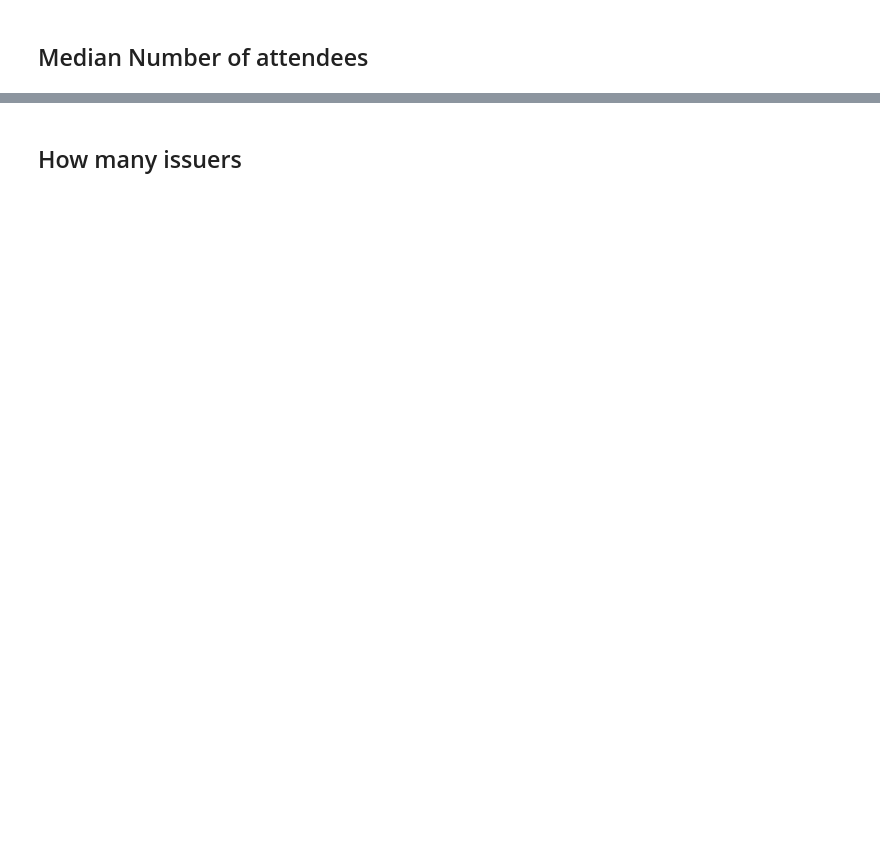
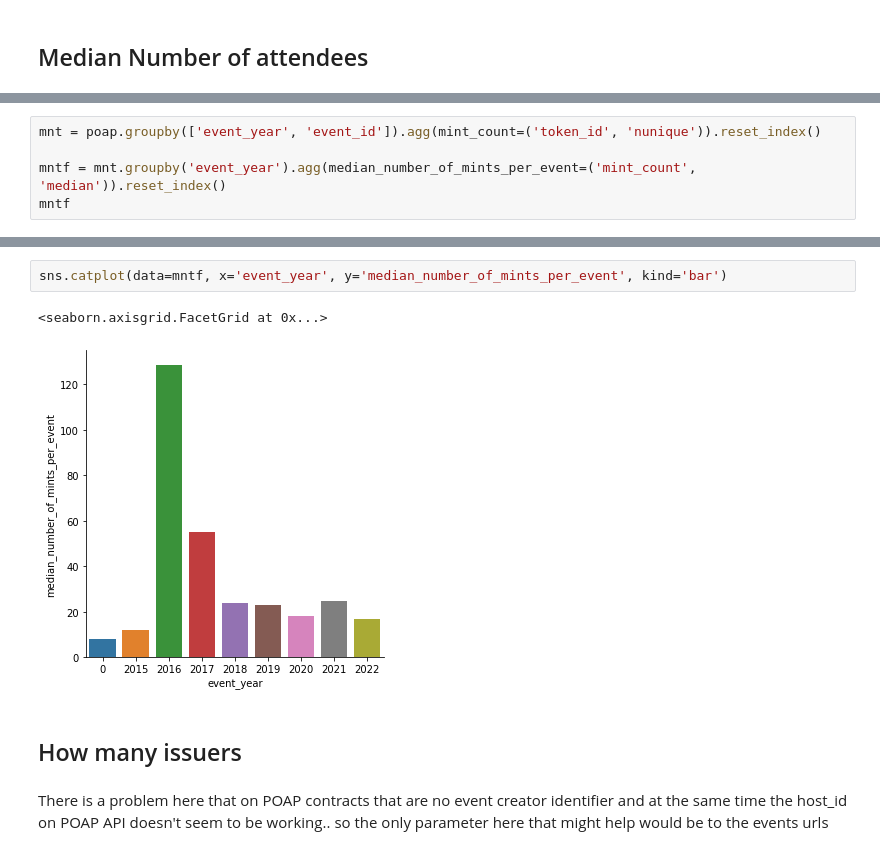
Before and after one commit to fmeiraf/poap_analysis, a Jupyter notebook: analysis/poap_general_analysis.ipynb, the cells around one changed output, grey strips where cells are left out. Drawn from its saved outputs; the diff is of its cells as text; blank space fills up the shorter version.

```diff
--- a/analysis/poap_general_analysis.ipynb
+++ b/analysis/poap_general_analysis.ipynb
@@ -143,0 +186,5 @@ sns.catplot(data=mevg, x='event_year', y='avg_n_attendees', kind='bar')
+# %%
+mnt = poap.groupby(['event_year', 'event_id']).agg(mint_count=('token_id', 'nunique')).reset_index()
+
+mntf = mnt.groupby('event_year').agg(median_number_of_mints_per_event=('mint_count', 'median')).reset_index()
+mntf
@@ -144,2 +202,9 @@ sns.catplot(data=mevg, x='event_year', y='avg_n_attendees', kind='bar')
+# %%
+sns.catplot(data=mntf, x='event_year', y='median_number_of_mints_per_event', kind='bar')
+# %% [output]
+<seaborn.axisgrid.FacetGrid at 0x...>
+[figure, added]
 # %% [markdown]
 ## How many issuers
+# %% [markdown]
+There is a problem here that on POAP contracts that are no event creator identifier and at the same time the host_id on POAP API doesn't seem to be working.. so the only parameter here that might help would be to the events urls
```
Also changed, not shown: parts of 22 cells of this notebook, 12 other files.
